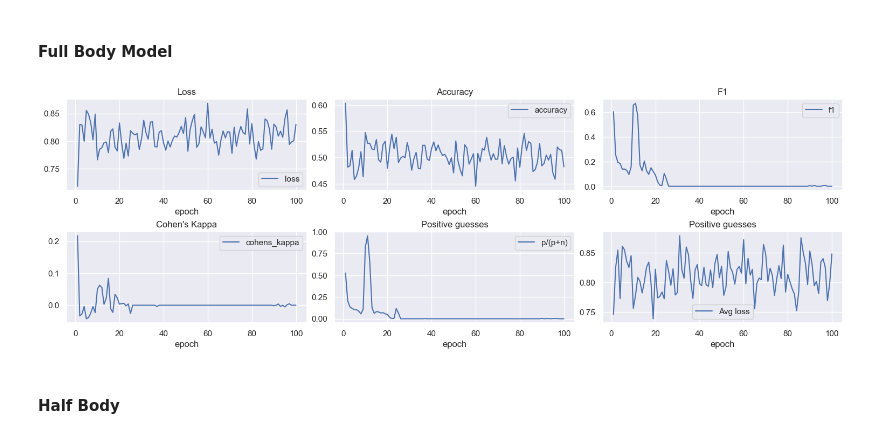
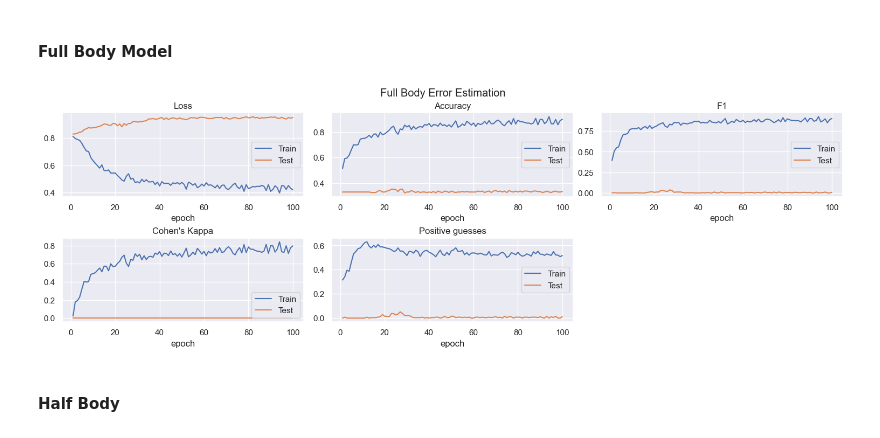
Before and after one commit to LeonardoPohl/FESD, a Jupyter notebook: FESDModel/ModelEvaluation.ipynb, the cells around one changed output. Saved outputs shown, nothing was run; the diff lists cells and outputs as text; code cells hidden in the pictures.

```diff
--- a/FESDModel/ModelEvaluation.ipynb
+++ b/FESDModel/ModelEvaluation.ipynb
@@ -93,8 +93,8 @@ Here we create all graphs and analysis for the training
 # %%
 # Load the results of training and testing
 
-df_model = pd.read_parquet('ModelAnalysis.parquet.gzip')
+df_model = pd.read_parquet('ModelAnalysis.parquet_lr_0.00005.gzip')
 df_model["difficulty"] = df_model.apply(lambda x: int(x["exercise"][2]), axis=1)
 df_model["mode"] = df_model["mode"].apply(lambda x: Mode.from_str(mode_str=x))
-print(df_model.columns)
+df_model.head()
 # %% [output]
@@ -113,24 +115,48 @@ coi_tf_pn = ["tp", "tn", "fp", "fn", "p", "n"]
 # %% [markdown]
 ### Training Evaluation
 # %%
-df_model_train = df_model[df_model["train_test"] == "train"]
+df_model_train = df_model#[df_model["train_test"] == "train"]
 # %% [markdown]
 #### Full Body Model
 # %%
 df_model_train_fb = df_model_train[df_model_train["mode"] == Mode.FULL_BODY]
+# %%
+df_model_train_fb["color"] = df_model_train_fb["train_test"].apply(lambda x: "C0" if x == "train" else "C1")
 # %%
 fig, axs = plt.subplots(nrows=2, ncols=3)
 
-df_model_train_fb[["epoch", "loss"]].groupby("epoch").mean().plot(y="loss", figsize=(15, 5), title="Loss", ax=axs[0][0])
-df_model_train_fb[["epoch", "accuracy"]].groupby("epoch").mean().plot(y="accuracy" , figsize=(15, 5), title="Accuracy", ax=axs[0][1])
-df_model_train_fb[["epoch", "f1"]].groupby("epoch").mean().plot(y="f1" , figsize=(15, 5), title="F1", ax=axs[0][2])
-df_model_train_fb[["epoch", "cohens_kappa"]].groupby("epoch").mean().plot(y="cohens_kappa" , figsize=(15, 5), title="Cohen's Kappa", ax=axs[1][0])
-df_model_train_fb[["epoch", "p/(p+n)"]].groupby("epoch").mean().plot(y="p/(p+n)" , figsize=(15, 5), title="Positive guesses", ax=axs[1][1])
-df_model_train_fb[["epoch", "Avg loss"]].groupby("epoch").mean().plot(y="Avg loss" , figsize=(15, 5), title="Positive guesses", ax=axs[1][2])
+fb_train = df_model_train_fb[df_model_train_fb["train_test"] == "train"]
+fb_test = df_model_train_fb[df_model_train_fb["train_test"] == "test"]
+
+fb_train[["epoch", "loss"]].groupby("epoch").mean().plot(y="loss", figsize=(15, 5), title="Loss", ax=axs[0][0])
+fb_test[["epoch", "loss"]].groupby("epoch").mean().plot(y="loss", figsize=(15, 5), title="Loss", ax=axs[0][0])
+
+fb_train[["epoch", "accuracy"]].groupby("epoch").mean().plot(y="accuracy" , figsize=(15, 5), title="Accuracy", ax=axs[0][1])
+fb_test[["epoch", "accuracy"]].groupby("epoch").mean().plot(y="accuracy" , figsize=(15, 5), title="Accuracy", ax=axs[0][1])
+
+fb_train[["epoch", "f1"]].groupby("epoch").mean().plot(y="f1" , figsize=(15, 5), title="F1", ax=axs[0][2])
+fb_test[["epoch", "f1"]].groupby("epoch").mean().plot(y="f1" , figsize=(15, 5), title="F1", ax=axs[0][2])
+
+fb_train[["epoch", "cohens_kappa"]].groupby("epoch").mean().plot(y="cohens_kappa" , figsize=(15, 5), title="Cohen's Kappa", ax=axs[1][0])
+fb_test[["epoch", "cohens_kappa"]].groupby("epoch").mean().plot(y="cohens_kappa" , figsize=(15, 5), title="Cohen's Kappa", ax=axs[1][0])
+
+fb_train[["epoch", "p/(p+n)"]].groupby("epoch").mean().plot(y="p/(p+n)" , figsize=(15, 5), title="Positive guesses", ax=axs[1][1])
+fb_test[["epoch", "p/(p+n)"]].groupby("epoch").mean().plot(y="p/(p+n)" , figsize=(15, 5), title="Positive guesses", ax=axs[1][1])
+
+fig.delaxes(axs[1][2])
+# fb_train[["epoch", "Avg loss"]].groupby("epoch").mean().plot(y="Avg loss" , figsize=(15, 5), title="Average Loss", ax=axs[0][1])
+# fb_test[["epoch", "Avg loss"]].groupby("epoch").mean().plot(y="Avg loss" , figsize=(15, 5), title="Average Loss", ax=axs[0][1])
+
+for ax in axs.flatten():
+  ax.legend(["Train", "Test"])
+
+fig.suptitle("Full Body Error Estimation")
+
 fig.tight_layout(pad=.5)
+plt.savefig("figures/results/fb/FullBodyErrorEstimation.png", dpi=300)
 plt.show()
 # %% [output]
-[figure, old version]
+[figure, new version]
 # %% [markdown]
 #### Half Body
 # %%
```
Also changed, not shown: parts of 29 cells of this notebook, 3 other files.
